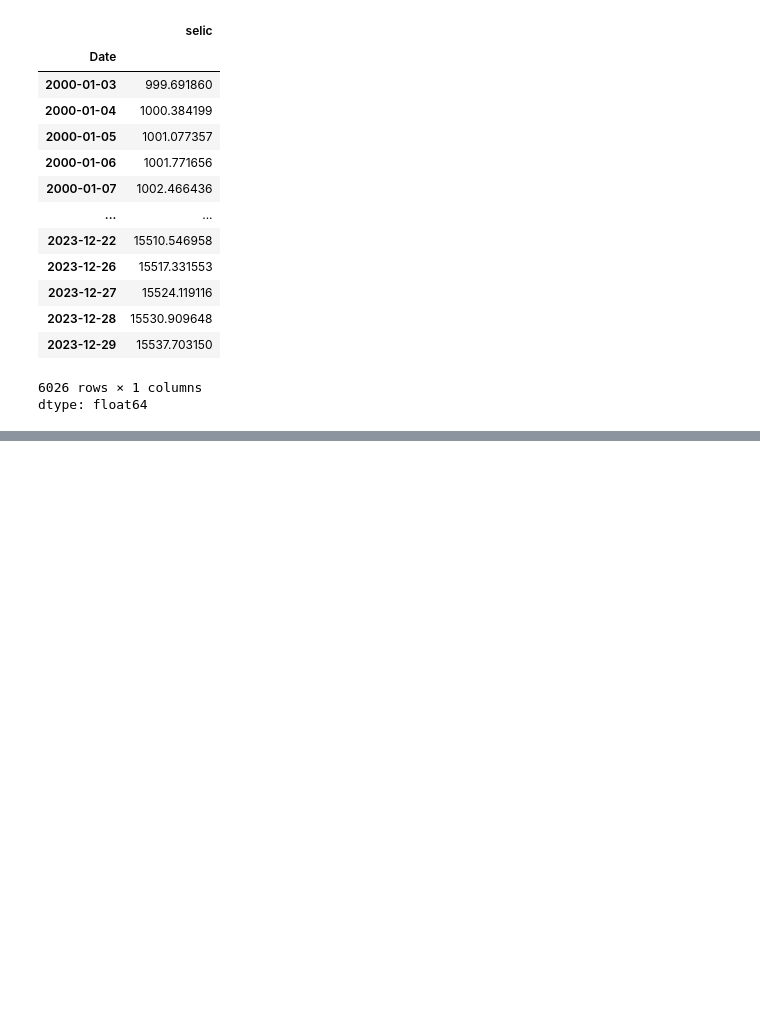
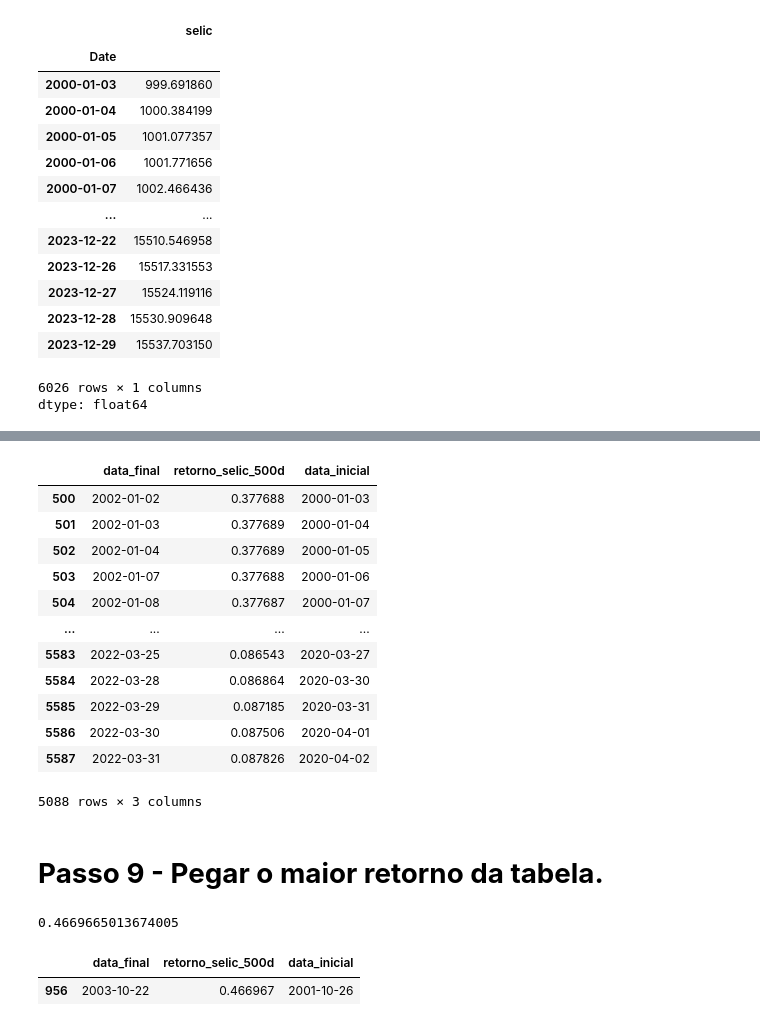
Before and after one commit to JulioMancini/An-lise_CDI_com_Python, a Jupyter notebook: Untitled-1.ipynb, the cells around one changed output, grey strips where cells are left out. Drawn from its saved outputs; the diff is of its cells as text; code cells hidden in the pictures; blank space fills up the shorter version.

```diff
--- a/Untitled-1.ipynb
+++ b/Untitled-1.ipynb
@@ -148,0 +279,33 @@ dtype: float64
+# %%
+janelas_500_dias.columns = ["data_final", "retorno_selic_500d", "data_inicial"]
+
+janelas_500_dias
+# %% [output]
+|  | data_final | retorno_selic_500d | data_inicial |
+| 500 | 2002-01-02 | 0.377688 | 2000-01-03 |
+| 501 | 2002-01-03 | 0.377689 | 2000-01-04 |
+| 502 | 2002-01-04 | 0.377689 | 2000-01-05 |
+| 503 | 2002-01-07 | 0.377688 | 2000-01-06 |
+| 504 | 2002-01-08 | 0.377687 | 2000-01-07 |
+| ... | ... | ... | ... |
+| 5583 | 2022-03-25 | 0.086543 | 2020-03-27 |
+| 5584 | 2022-03-28 | 0.086864 | 2020-03-30 |
+| 5585 | 2022-03-29 | 0.087185 | 2020-03-31 |
+| 5586 | 2022-03-30 | 0.087506 | 2020-04-01 |
+| 5587 | 2022-03-31 | 0.087826 | 2020-04-02 |
+5088 rows × 3 columns
+# %% [markdown]
+# **Passo 9 - Pegar o maior retorno da tabela.**
+# %%
+maior_retorno = janelas_500_dias["retorno_selic_500d"].max()
+
+maior_retorno
+# %% [output]
+0.4669665013674005
+# %%
+gabarito = janelas_500_dias[janelas_500_dias["retorno_selic_500d"] == maior_retorno]
+
+gabarito
+# %% [output]
+|  | data_final | retorno_selic_500d | data_inicial |
+| 956 | 2003-10-22 | 0.466967 | 2001-10-26 |
```
Also changed, not shown: parts of 12 cells of this notebook.
